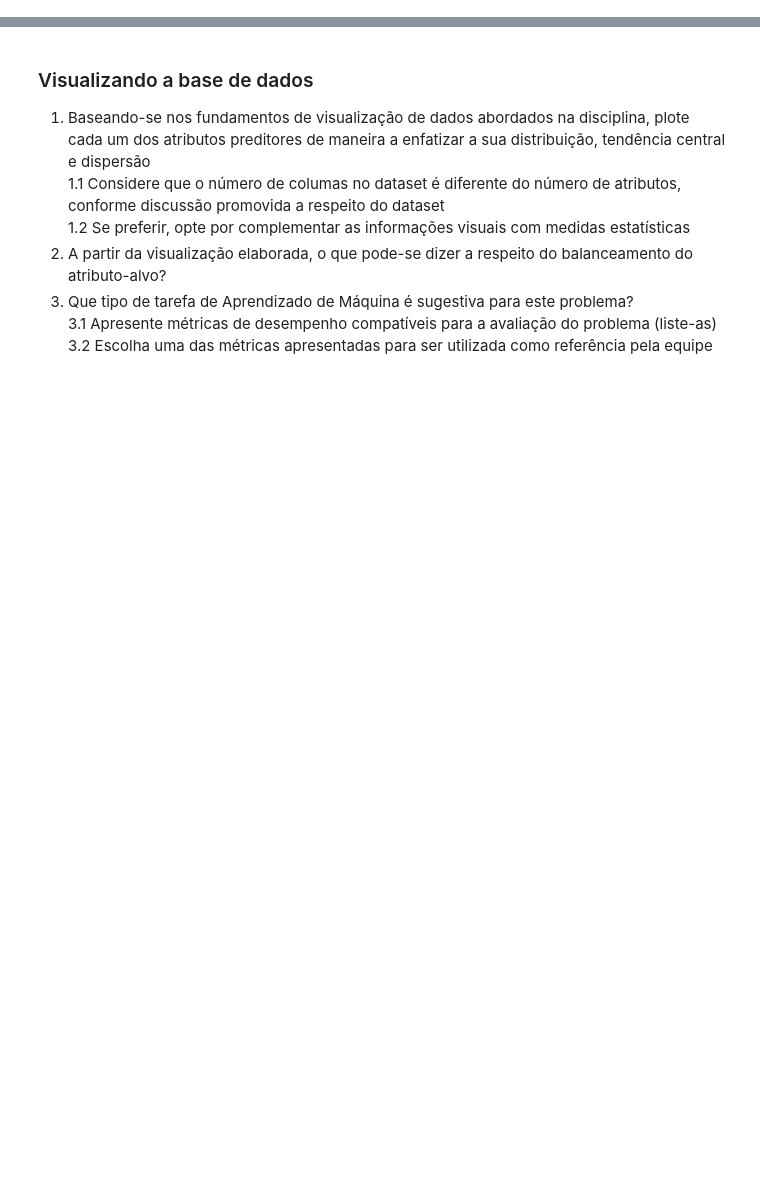
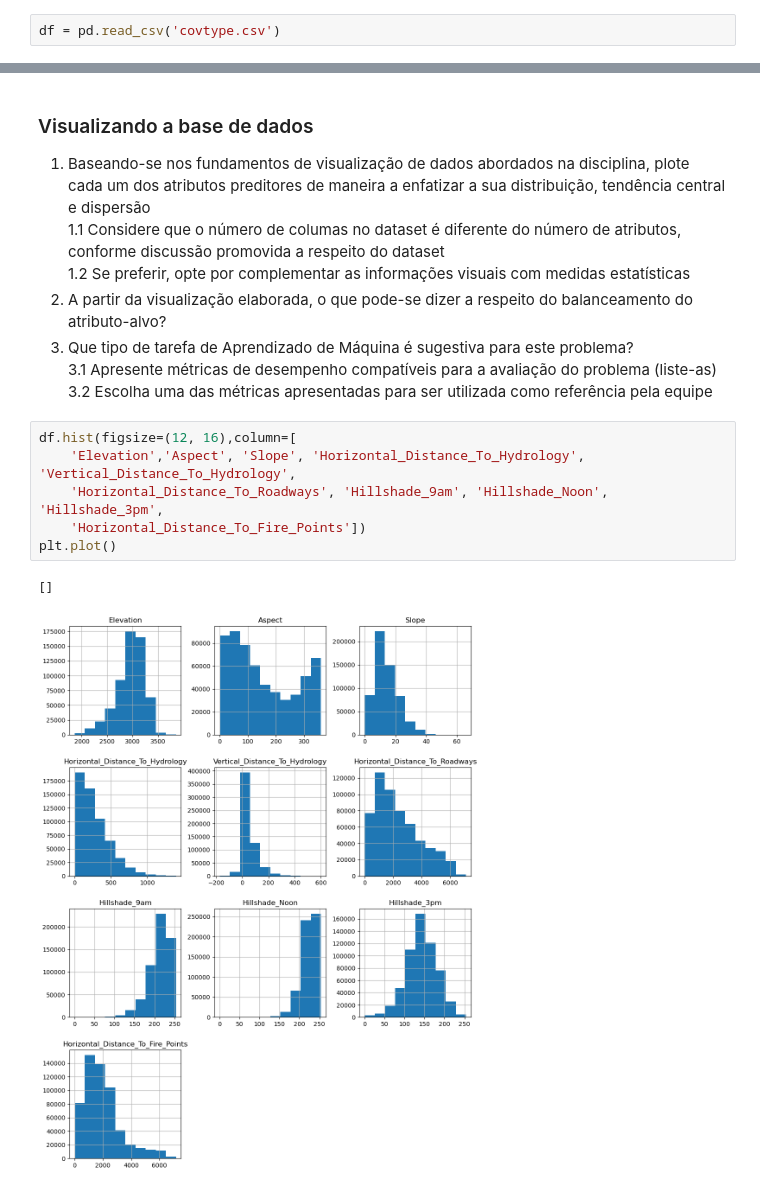
Before and after one commit to DioGS17/RNA-2025, a Jupyter notebook: PP2.2.1 - Conhecendo o Conjunto de Dados.ipynb, the cells around one changed output, grey strips where cells are left out. Saved outputs shown, nothing was run; the diff lists cells and outputs as text; blank space fills up the shorter version.

```diff
--- a/PP2.2.1 - Conhecendo o Conjunto de Dados.ipynb
+++ b/PP2.2.1 - Conhecendo o Conjunto de Dados.ipynb
@@ -32,3 +37,5 @@ import pandas as pd
   7.1 Este atributo é quantitativo ou qualitativo?
   7.2 Qual o tipo de codificação utilizada para denotar este atributo? Consulte a seguinte referência:
   * https://pbpython.com/categorical-encoding.html
+# %%
+df = pd.read_csv('covtype.csv')
@@ -42,3 +123,12 @@ import pandas as pd
 3. Que tipo de tarefa de Aprendizado de Máquina é sugestiva para este problema?
 3.1 Apresente métricas de desempenho compatíveis para a avaliação do problema (liste-as)
 3.2 Escolha uma das métricas apresentadas para ser utilizada como referência pela equipe
+# %%
+df.hist(figsize=(12, 16),column=[
+    'Elevation','Aspect', 'Slope', 'Horizontal_Distance_To_Hydrology', 'Vertical_Distance_To_Hydrology',
+    'Horizontal_Distance_To_Roadways', 'Hillshade_9am', 'Hillshade_Noon', 'Hillshade_3pm',
+    'Horizontal_Distance_To_Fire_Points'])
+plt.plot()
+# %% [output]
+[]
+[figure, added]
```
Also changed, not shown: parts of 8 cells of this notebook.
